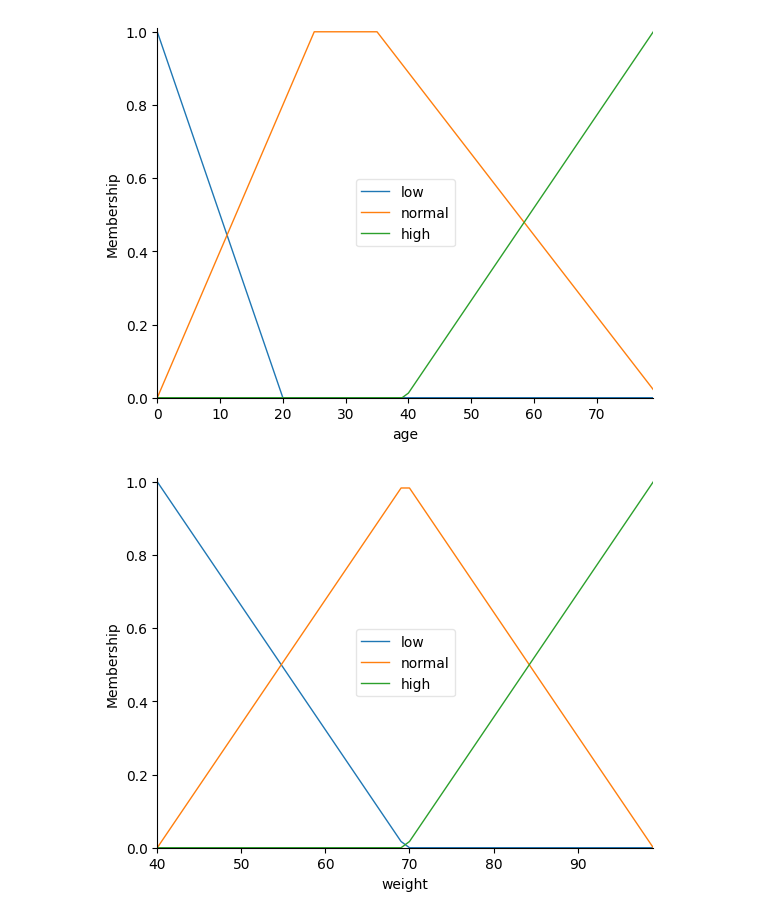
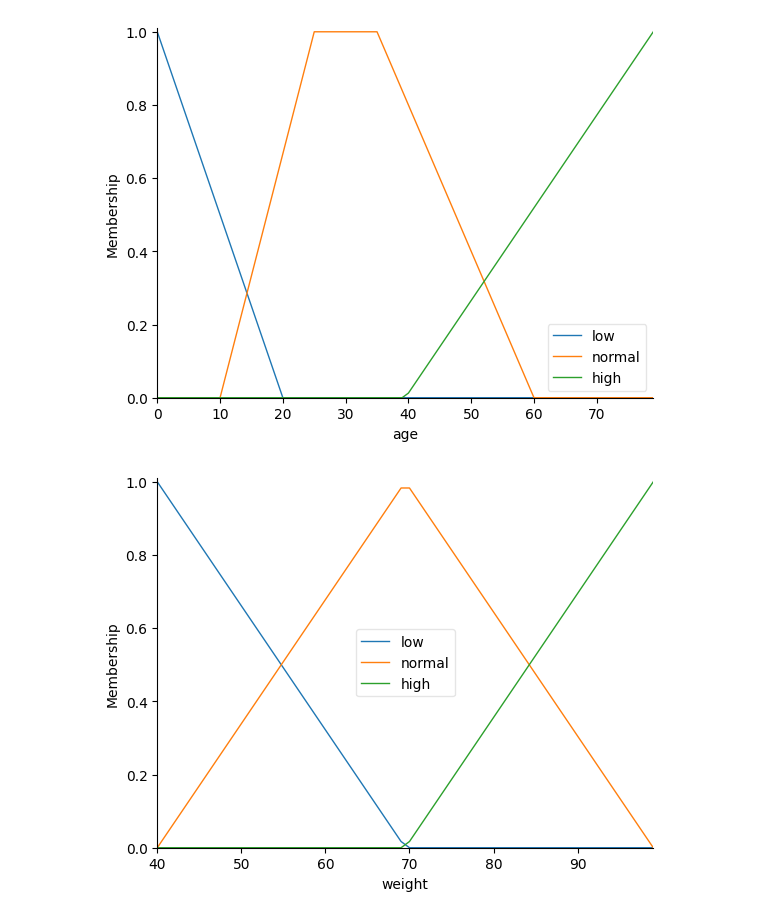
Before and after one commit to JoaoAnt42/Course, a Jupyter notebook: BigData/M_2(FuzzyLogic)/notebooks/FuzzyLogic03B.ipynb, the cells around one changed output. Cells and saved outputs as stored; diff of their text form; code cells hidden in the pictures.

```diff
--- a/BigData/M_2(FuzzyLogic)/notebooks/FuzzyLogic03B.ipynb
+++ b/BigData/M_2(FuzzyLogic)/notebooks/FuzzyLogic03B.ipynb
@@ -21,14 +16,14 @@ names = ['low', 'normal', 'high']
 # %%
 # FUSSIFICATION
 MIN = 0; MAX = 80
 age = ctrl.Antecedent(np.arange(MIN,MAX, 1), 'age')
 age.automf(3, names=names)
 age['low'] = fuzz.membership.trimf(np.arange(MIN,MAX, 1), [0,0,20])
-age['normal'] = fuzz.membership.trapmf(np.arange(MIN,MAX, 1), [0,25,35,80])
+age['normal'] = fuzz.membership.trapmf(np.arange(MIN,MAX, 1), [10,25,35,60])
 age.view()
 ## NOTE that not all support point sum up to 1 (which may be an issue!!! (correct it)
 # %% [output]
-[figure, old version]
+[figure, new version]
 # %%
 MIN = 40; MAX = 100
 weight = ctrl.Antecedent(np.arange(MIN,MAX, 1), 'weight')
```
Also changed, not shown: parts of 3 cells of this notebook, 7 other files.
